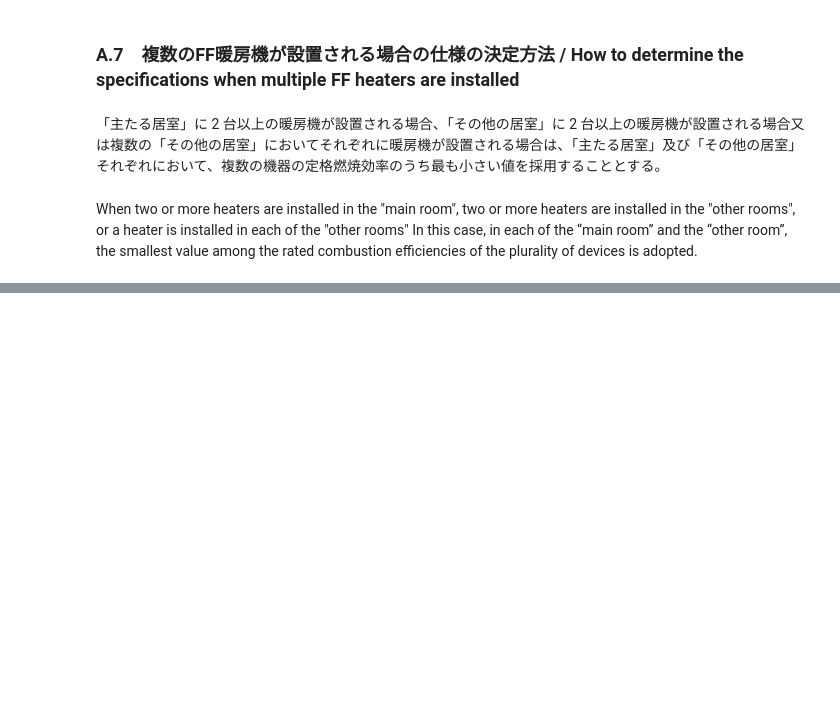
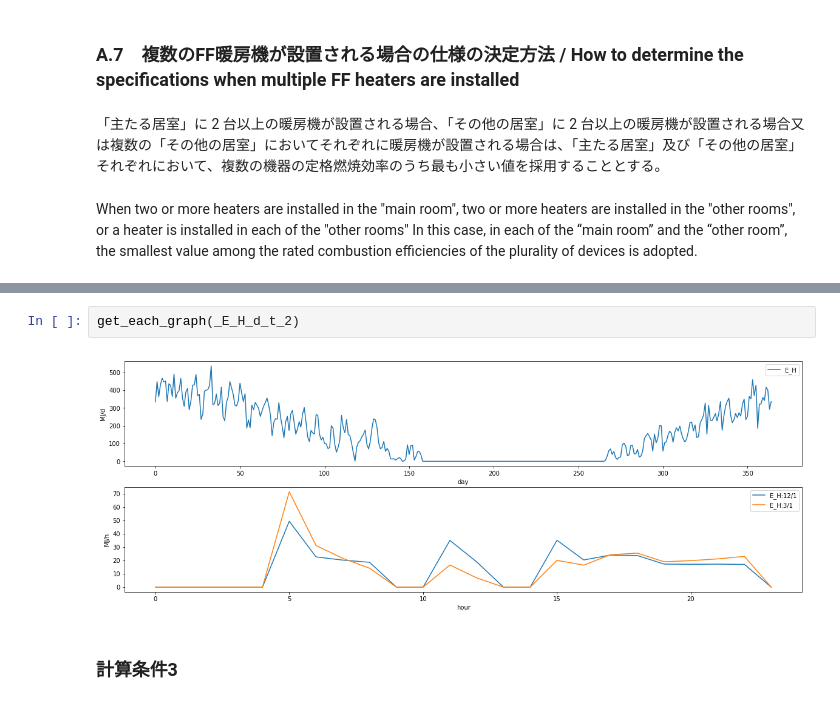
Before and after one commit to BRI-EES-House/Logic-EES-WEB, a Jupyter notebook: s04_04_ff_type_heating.ipynb, the cells around one changed output, grey strips where cells are left out. Saved outputs shown, nothing was run; the diff lists cells and outputs as text; blank space fills up the shorter version.

```diff
--- a/s04_04_ff_type_heating.ipynb
+++ b/s04_04_ff_type_heating.ipynb
@@ -316,0 +509,6 @@ def get_e_rtd_from_multi_devices(e_rtd_list):
+# %%
+get_each_graph(_E_H_d_t_2)
+# %% [output]
+[figure, added]
+# %% [markdown]
+### 計算条件3
```
Also changed, not shown: parts of 35 cells of this notebook.
